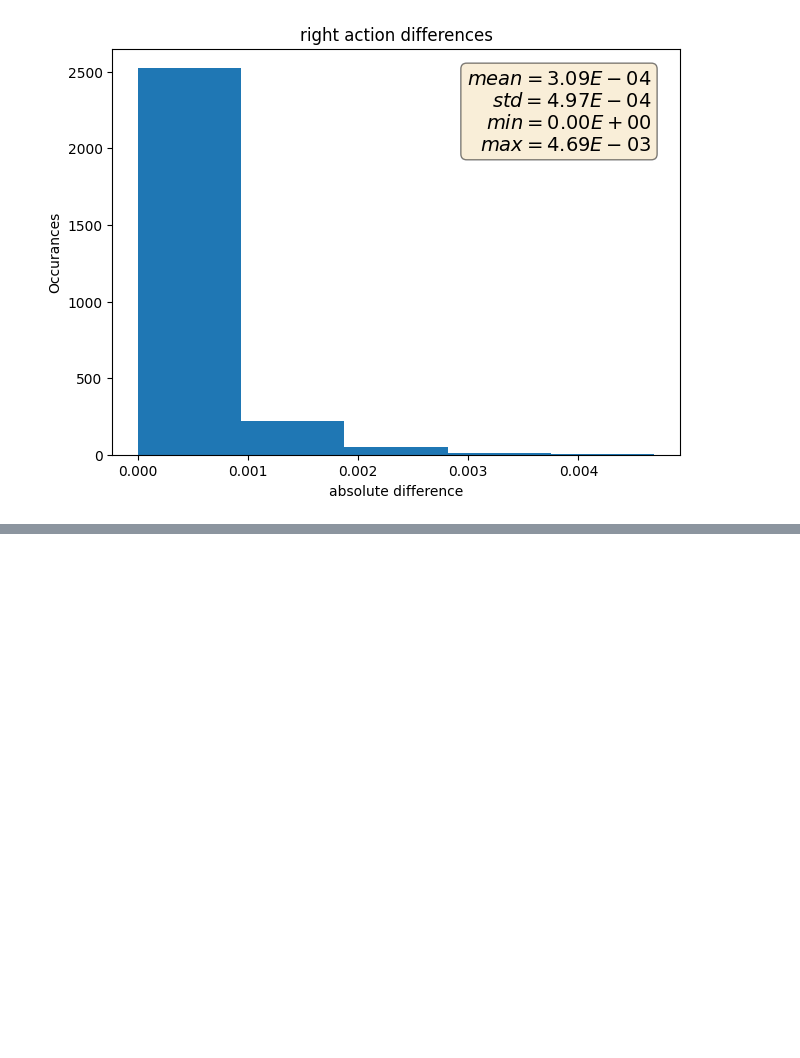
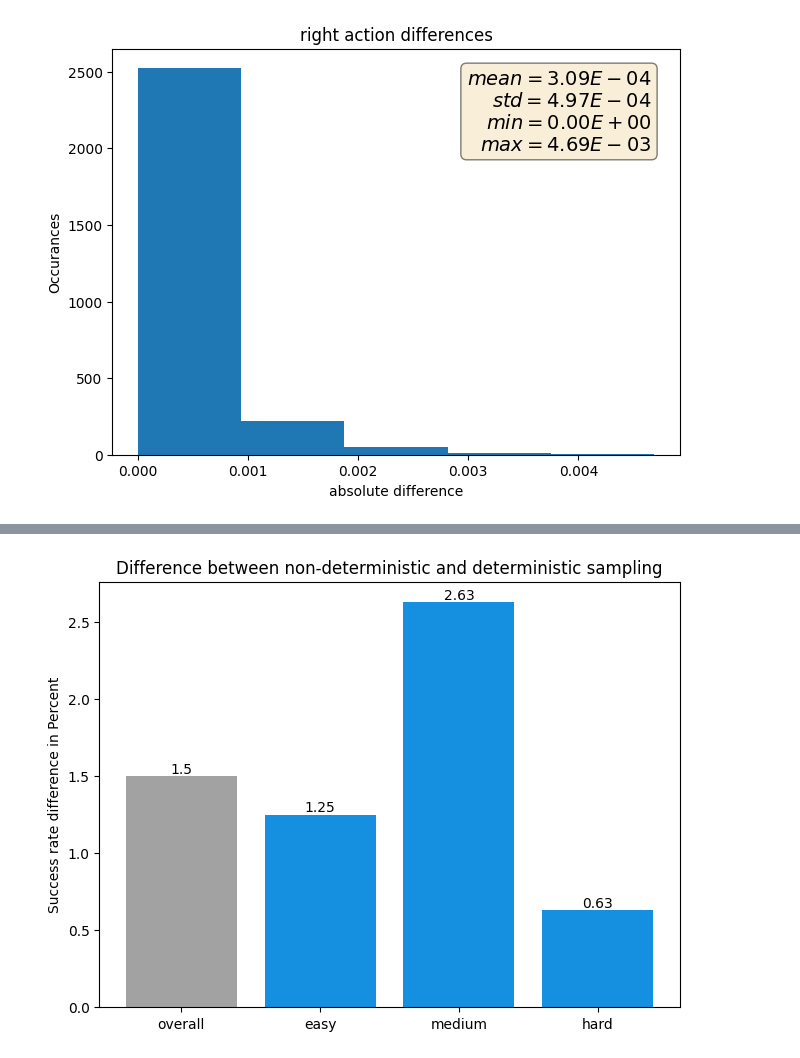
Before and after one commit to geschnee/carsim-rl-cnn, a Jupyter notebook: python/eval_and_replay_analysis.ipynb, the cells around one changed output, grey strips where cells are left out. Drawn from its saved outputs; the diff is of its cells as text; code cells hidden in the pictures; blank space fills up the shorter version.

```diff
--- a/python/eval_and_replay_analysis.ipynb
+++ b/python/eval_and_replay_analysis.ipynb
@@ -625,0 +864,78 @@ average success_rate for standard: 0.12333333333333334
+# %%
+nondeter_better_overalls = []
+nondeter_better_easy = []
+nondeter_better_medium = []
+nondeter_better_hard = []
+
+
+def get_nondeter_better(filename):
+    x =[]
+    y = []
+
+    with open(filename, newline='') as csvfile:
+        reader = csv.reader(csvfile, delimiter=',')
+        for row in reader:
+            x.append(row[0])
+            y.append(float(row[1]))
+
+    nondeter_better = y[-1]
+    return nondeter_better
+
+def deterministic_check_bar_plot(overall, easy, medium, hard):
+
+    if not os.path.exists("notebook_images/"):
+        os.mkdir("notebook_images/")
+
+    difficulties = ["overall", "easy","medium","hard"]
+    better_rates = [overall, easy, medium, hard]
+
+    x = np.arange(len(difficulties))  # the label locations
+    width = 0.25  # the width of the bars
+    multiplier = 0
+
+    fig, ax = plt.subplots(layout='constrained')
+
+    bars = ax.bar(difficulties, better_rates, label=difficulties, color=["#a2a2a2", "#158fe0", "#158fe0", "#158fe0"])
+
+    ax.bar_label(bars)
+
+    ax.set_title("Difference between non-deterministic and deterministic sampling")
+    ax.set_xticks(x, difficulties)
+
+    ax.set_ylabel("Success rate difference in Percent")
+    #ax.set_xlabel("Average difference for all evaluations during experimentation phase")
+
+    filename = f'notebook_images/deterministic_check_results.png'
+    plt.savefig(filename)
+
+for path, dirs, files in os.walk("outputs"):
+    if "nondeter_success_rate_better.csv" not in files:
+        continue
+
+    nondeter_better_overalls.append(get_nondeter_better(os.path.join(path, "nondeter_success_rate_better.csv")))
+    nondeter_better_easy.append(get_nondeter_better(os.path.join(path, "nondeter_better_by_easy_standard.csv")))
+    nondeter_better_medium.append(get_nondeter_better(os.path.join(path, "nondeter_better_by_medium_standard.csv")))
+    nondeter_better_hard.append(get_nondeter_better(os.path.join(path, "nondeter_better_by_hard_standard.csv")))
+
+
+def p(l):
+    print(f'min {min(l)}, max {max(l)}')
+
+overall_m = sum(nondeter_better_overalls)/len(nondeter_better_overalls)
+easy_m = sum(nondeter_better_easy)/len(nondeter_better_easy)
+medium_m = sum(nondeter_better_medium)/len(nondeter_better_medium)
+hard_m = sum(nondeter_better_hard)/len(nondeter_better_hard)
+print(f'nondeter_better_overall mean: {overall_m}')
+p(nondeter_better_overalls)
+print(f'nondeter_better_easy mean: {easy_m}')
+p(nondeter_better_easy)
+print(f'nondeter_better_medium mean: {medium_m}')
+p(nondeter_better_medium)
+
+print(f'nondeter_better_hard mean: {hard_m}')
+p(nondeter_better_hard)
+
+
+
+deterministic_check_bar_plot(round(overall_m * 100, 2), round(easy_m* 100,2), round(medium_m* 100, 2), round(hard_m* 100,2))
+# %% [output]
@@ -625,0 +950 @@ average success_rate for standard: 0.12333333333333334
+[figure, added]
```
Also changed, not shown: parts of 13 cells of this notebook, 4 other files.
